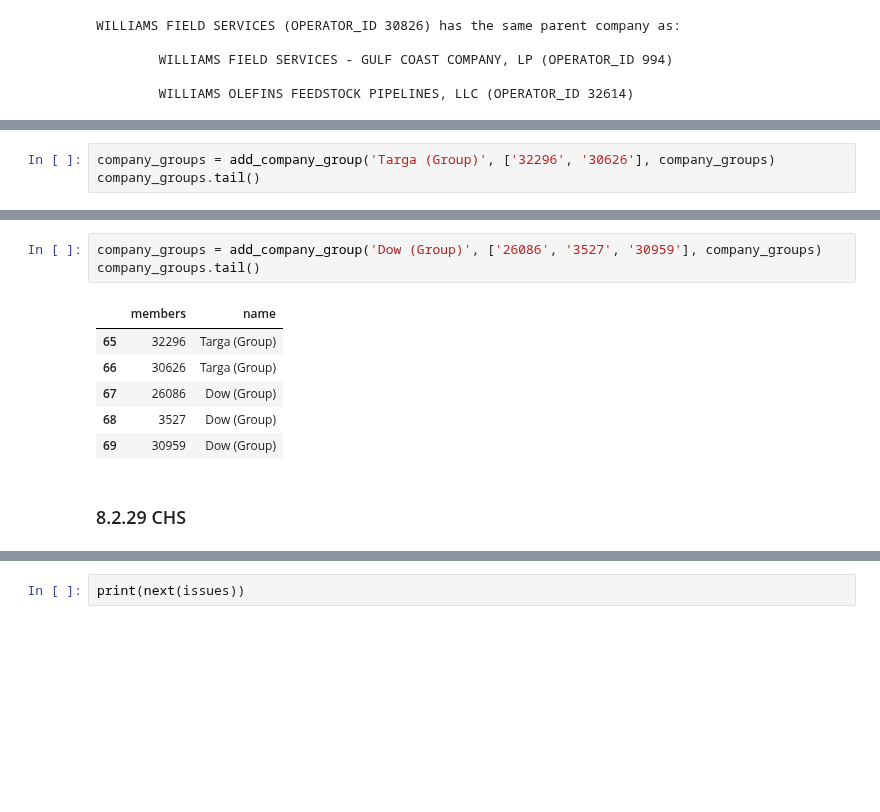
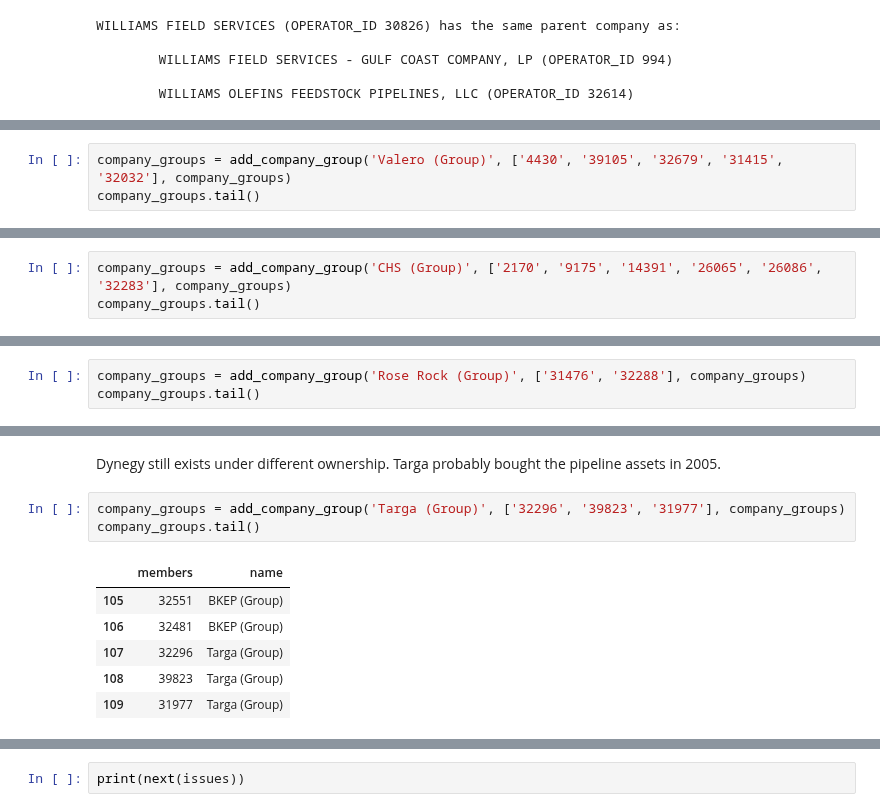
Before and after one commit to julianbarg/oil_industry, a Jupyter notebook: workbooks/8py_resolve issues.ipynb, the cells around one changed output, grey strips where cells are left out. Saved outputs shown, nothing was run; the diff lists cells and outputs as text; blank space fills up the shorter version.

```diff
--- a/workbooks/8py_resolve issues.ipynb
+++ b/workbooks/8py_resolve issues.ipynb
@@ -824,0 +1687,3 @@ BKEP PIPELINE, LLC (OPERATOR_ID 32551) has the same parent company as:
+# %%
+company_groups = add_company_group('Valero (Group)', ['4430', '39105', '32679', '31415', '32032'], company_groups)
+company_groups.tail()
@@ -824,0 +1822,3 @@ BKEP PIPELINE, LLC (OPERATOR_ID 32551) has the same parent company as:
+# %%
+company_groups = add_company_group('CHS (Group)', ['2170', '9175', '14391', '26065', '26086', '32283'], company_groups)
+company_groups.tail()
@@ -824,0 +1870,3 @@ BKEP PIPELINE, LLC (OPERATOR_ID 32551) has the same parent company as:
+# %%
+company_groups = add_company_group('Rose Rock (Group)', ['31476', '32288'], company_groups)
+company_groups.tail()
@@ -875,3 +1931,0 @@ TARGA RESOURCES OPERATING LLC (OPERATOR_ID 32296) has the same parent company as
-# %%
-company_groups = add_company_group('Targa (Group)', ['32296', '30626'], company_groups)
-company_groups.tail()
@@ -895,12 +1966,12 @@ SEADRIFT PIPELINE CORP (OPERATOR_ID 26086) has the same parent company as:
+# %% [markdown]
+Dynegy still exists under different ownership. Targa probably bought the pipeline assets in 2005.
 # %%
-company_groups = add_company_group('Dow (Group)', ['26086', '3527', '30959'], company_groups)
+company_groups = add_company_group('Targa (Group)', ['32296', '39823', '31977'], company_groups)
 company_groups.tail()
 # %% [output]
 |  | members | name |
-| 65 | 32296 | Targa (Group) |
-| 66 | 30626 | Targa (Group) |
-| 67 | 26086 | Dow (Group) |
-| 68 | 3527 | Dow (Group) |
-| 69 | 30959 | Dow (Group) |
+| 105 | 32551 | BKEP (Group) |
+| 106 | 32481 | BKEP (Group) |
+| 107 | 32296 | Targa (Group) |
+| 108 | 39823 | Targa (Group) |
+| 109 | 31977 | Targa (Group) |
-# %% [markdown]
-### 8.2.29 CHS
```
Also changed, not shown: parts of 433 cells of this notebook, 3 other files.
